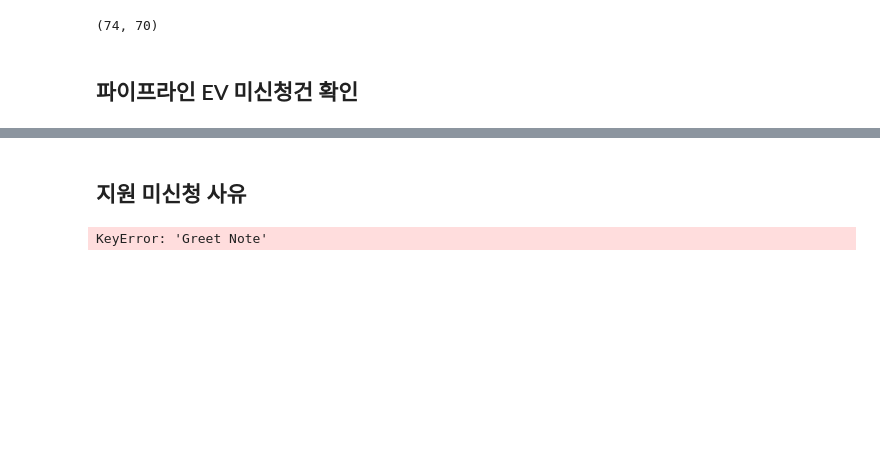
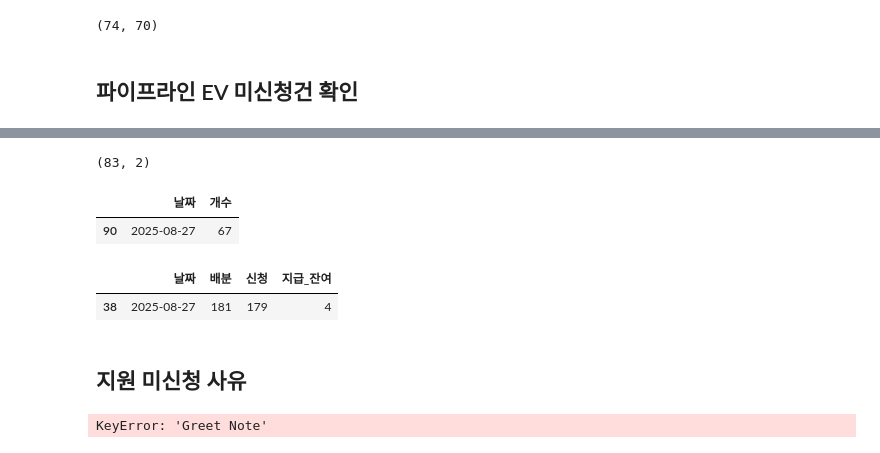
Before and after one commit to Glen-Lee-glitch/greet_streamlit, a Jupyter notebook: test.ipynb, the cells around one changed output, grey strips where cells are left out. Saved outputs shown, nothing was run; the diff lists cells and outputs as text; code cells hidden in the pictures; blank space fills up the shorter version.

```diff
--- a/test.ipynb
+++ b/test.ipynb
@@ -111,0 +115,7 @@ df_g[df_g['RN'].isin(fail_rn)][['RN', 'Greet Note']].to_excel('11.xlsx', index=F
+# %%
+# 테이블 확인
+conn = sqlite3.connect('data.db')
+df = pd.read_sql_query('SELECT * FROM pipeline', conn)
+df[df['날짜'] == '2025-08-27'].shape
+# %% [output]
+(83, 2)
@@ -111,0 +138,8 @@ df_g[df_g['RN'].isin(fail_rn)][['RN', 'Greet Note']].to_excel('11.xlsx', index=F
+# %%
+# 테이블 확인
+conn = sqlite3.connect('data.db')
+df = pd.read_sql_query('SELECT * FROM 테슬라_지원신청', conn)
+df[df['날짜'] == '2025-08-27']
+# %% [output]
+|  | 날짜 | 개수 |
+| 90 | 2025-08-27 | 67 |
@@ -111,0 +165,8 @@ df_g[df_g['RN'].isin(fail_rn)][['RN', 'Greet Note']].to_excel('11.xlsx', index=F
+# %%
+# 테이블 확인
+conn = sqlite3.connect('data.db')
+df = pd.read_sql_query('SELECT * FROM 테슬라_지급', conn)
+df[df['날짜'] == '2025-08-27']
+# %% [output]
+|  | 날짜 | 배분 | 신청 | 지급_잔여 |
+| 38 | 2025-08-27 | 181 | 179 | 4 |
```
Also changed, not shown: parts of 8 cells of this notebook, 7 other files.
